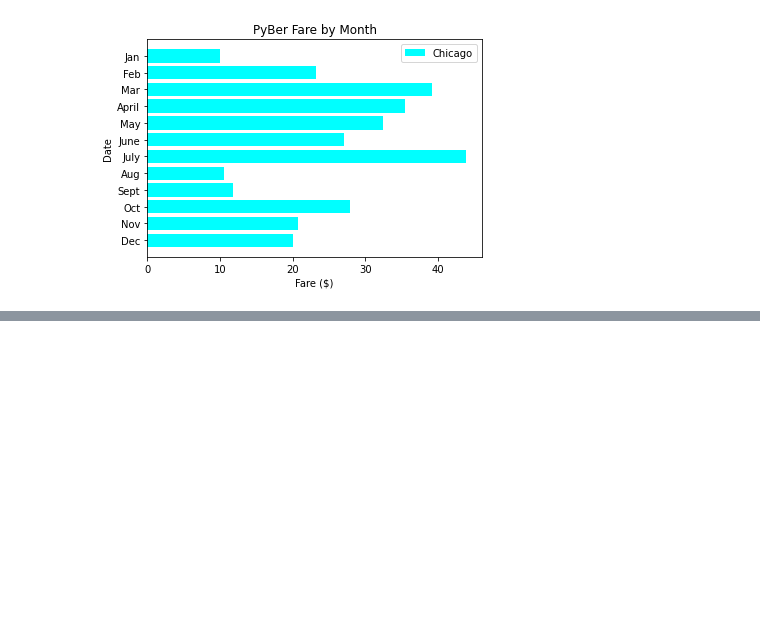
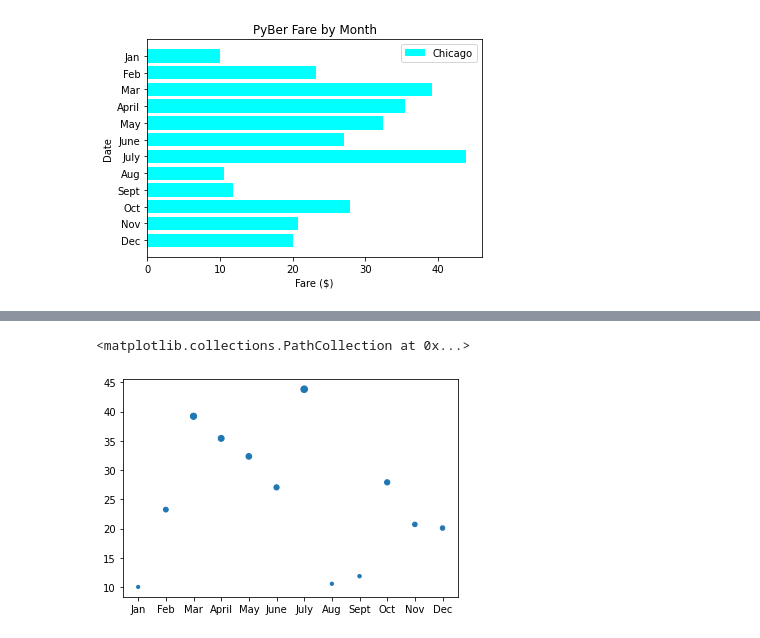
Before and after one commit to Super-Manda/PyBer_Analysis, a Jupyter notebook: Untitled.ipynb, the cells around one changed output, grey strips where cells are left out. Cells and saved outputs as stored; diff of their text form; code cells hidden in the pictures; blank space fills up the shorter version.

```diff
--- a/Untitled.ipynb
+++ b/Untitled.ipynb
@@ -197,0 +223,6 @@ plt.legend()
+# %%
+#5.1.7
+plt.scatter(x_axis, y_axis, s=y_axis)
+# %% [output]
+<matplotlib.collections.PathCollection at 0x...>
+[figure, added]
```
Also changed, not shown: parts of 13 cells of this notebook.
